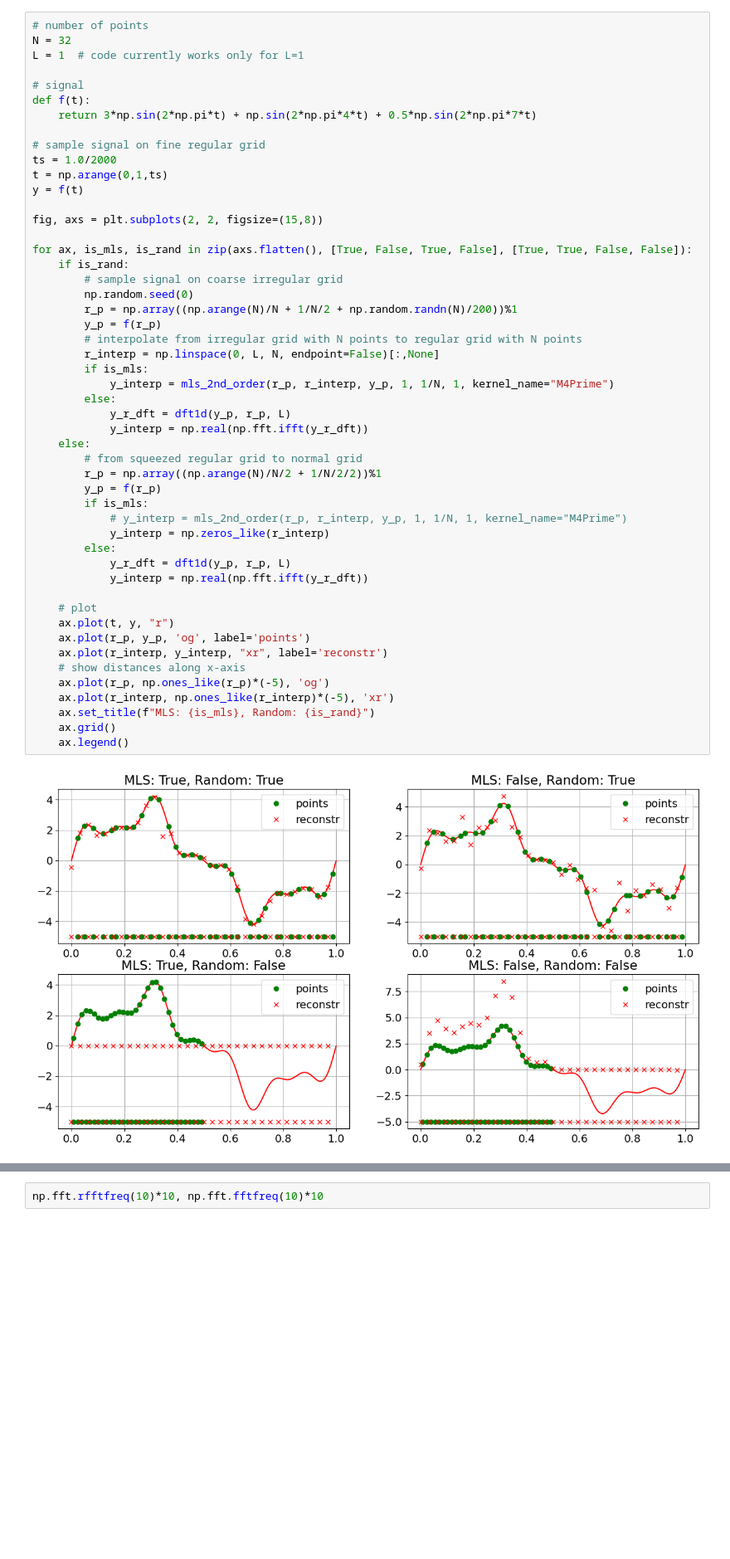
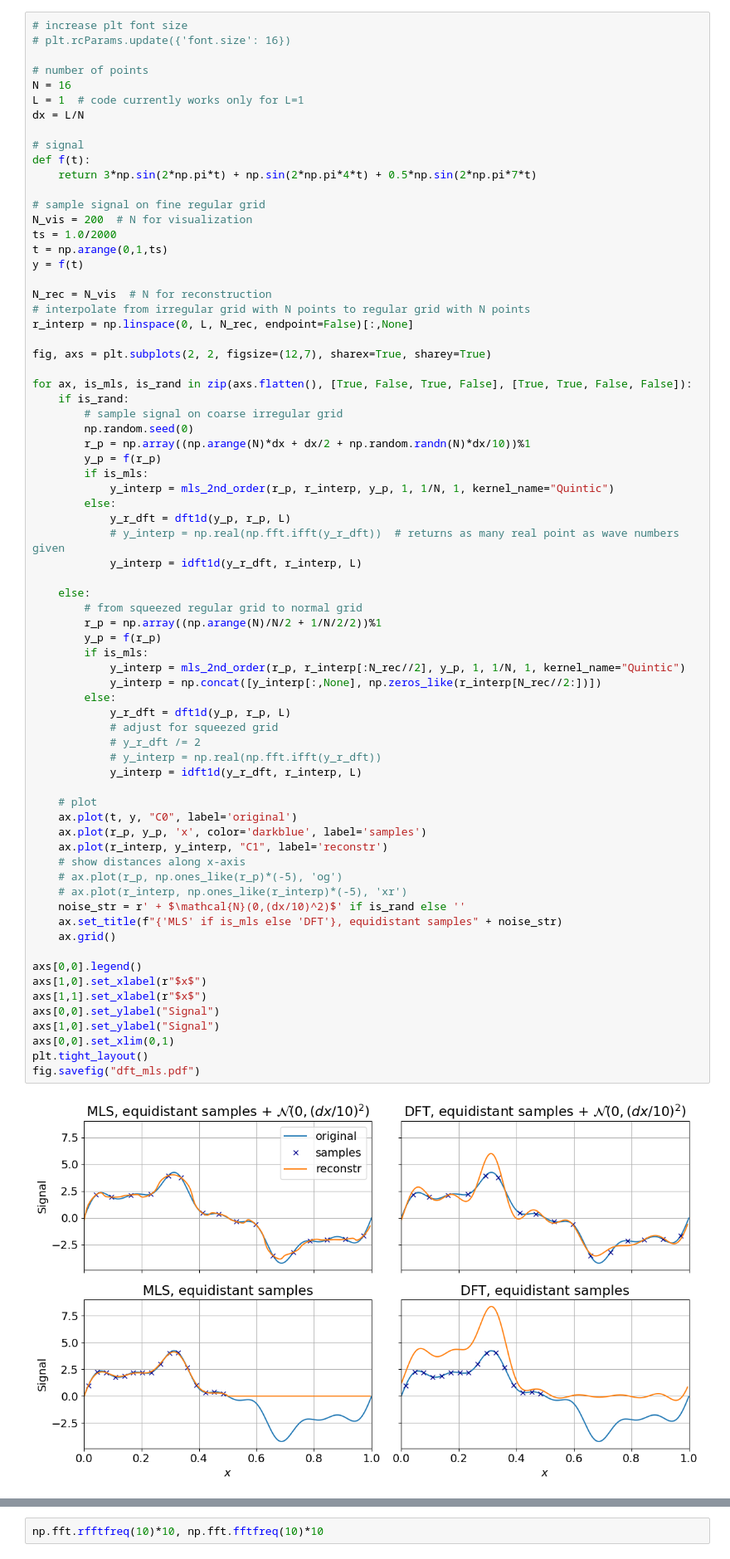
Before and after one commit to tumaer/ql-les-data, a Jupyter notebook: notebooks/filtering.ipynb, the cells around one changed output, grey strips where cells are left out. Shown at 83% size. Saved outputs shown, nothing was run; the diff lists cells and outputs as text; blank space fills up the shorter version.

```diff
--- a/notebooks/filtering.ipynb
+++ b/notebooks/filtering.ipynb
@@ -40,57 +40,78 @@ def idft1d(y_k, x_axis, L):
         y_x[i] = np.real(np.sum(y_k * np.exp(2j * np.pi * k * x_i / L)))/N
     return y_x  # real valued
 # %%
+# increase plt font size
+# plt.rcParams.update({'font.size': 16})
+
 # number of points
-N = 32
+N = 16
 L = 1  # code currently works only for L=1
+dx = L/N
 
 # signal
 def f(t):
     return 3*np.sin(2*np.pi*t) + np.sin(2*np.pi*4*t) + 0.5*np.sin(2*np.pi*7*t)
 
 # sample signal on fine regular grid
+N_vis = 200  # N for visualization
 ts = 1.0/2000
 t = np.arange(0,1,ts)
 y = f(t)
 
-fig, axs = plt.subplots(2, 2, figsize=(15,8))
+N_rec = N_vis  # N for reconstruction
+# interpolate from irregular grid with N points to regular grid with N points
+r_interp = np.linspace(0, L, N_rec, endpoint=False)[:,None]
+
+fig, axs = plt.subplots(2, 2, figsize=(12,7), sharex=True, sharey=True)
 
 for ax, is_mls, is_rand in zip(axs.flatten(), [True, False, True, False], [True, True, False, False]):
     if is_rand:
         # sample signal on coarse irregular grid
         np.random.seed(0)
-        r_p = np.array((np.arange(N)/N + 1/N/2 + np.random.randn(N)/200))%1
+        r_p = np.array((np.arange(N)*dx + dx/2 + np.random.randn(N)*dx/10))%1
         y_p = f(r_p)
-        # interpolate from irregular grid with N points to regular grid with N points
-        r_interp = np.linspace(0, L, N, endpoint=False)[:,None]
         if is_mls:
-            y_interp = mls_2nd_order(r_p, r_interp, y_p, 1, 1/N, 1, kernel_name="M4Prime")
+            y_interp = mls_2nd_order(r_p, r_interp, y_p, 1, 1/N, 1, kernel_name="Quintic")
         else:
             y_r_dft = dft1d(y_p, r_p, L)
-            y_interp = np.real(np.fft.ifft(y_r_dft))
+            # y_interp = np.real(np.fft.ifft(y_r_dft))  # returns as many real point as wave numbers given
+            y_interp = idft1d(y_r_dft, r_interp, L)
+
     else:
         # from squeezed regular grid to normal grid
         r_p = np.array((np.arange(N)/N/2 + 1/N/2/2))%1
         y_p = f(r_p)
         if is_mls:
-            # y_interp = mls_2nd_order(r_p, r_interp, y_p, 1, 1/N, 1, kernel_name="M4Prime")
-            y_interp = np.zeros_like(r_interp)
+            y_interp = mls_2nd_order(r_p, r_interp[:N_rec//2], y_p, 1, 1/N, 1, kernel_name="Quintic")
+            y_interp = np.concat([y_interp[:,None], np.zeros_like(r_interp[N_rec//2:])])
         else:
             y_r_dft = dft1d(y_p, r_p, L)
-            y_interp = np.real(np.fft.ifft(y_r_dft))
+            # adjust for squeezed grid
+            # y_r_dft /= 2
+            # y_interp = np.real(np.fft.ifft(y_r_dft))
+            y_interp = idft1d(y_r_dft, r_interp, L)
 
     # plot
-    ax.plot(t, y, "r")
-    ax.plot(r_p, y_p, 'og', label='points')
-    ax.plot(r_interp, y_interp, "xr", label='reconstr')
+    ax.plot(t, y, "C0", label='original')
+    ax.plot(r_p, y_p, 'x', color='darkblue', label='samples')
+    ax.plot(r_interp, y_interp, "C1", label='reconstr')
     # show distances along x-axis
-    ax.plot(r_p, np.ones_like(r_p)*(-5), 'og')
-    ax.plot(r_interp, np.ones_like(r_interp)*(-5), 'xr')
-    ax.set_title(f"MLS: {is_mls}, Random: {is_rand}")
+    # ax.plot(r_p, np.ones_like(r_p)*(-5), 'og')
+    # ax.plot(r_interp, np.ones_like(r_interp)*(-5), 'xr')
+    noise_str = r' + $\mathcal{N}(0,(dx/10)^2)$' if is_rand else ''
+    ax.set_title(f"{'MLS' if is_mls else 'DFT'}, equidistant samples" + noise_str)
     ax.grid()
-    ax.legend()
+
+axs[0,0].legend()
+axs[1,0].set_xlabel(r"$x$")
+axs[1,1].set_xlabel(r"$x$")
+axs[0,0].set_ylabel("Signal")
+axs[1,0].set_ylabel("Signal")
+axs[0,0].set_xlim(0,1)
+plt.tight_layout()
+fig.savefig("dft_mls.pdf")
 # %% [output]
-[figure, old version]
+[figure, new version]
 # %%
 # 1D Grid - particles - grid
 is_my_dft = False
```
Also changed, not shown: parts of 1 cell of this notebook, 4 other files.
